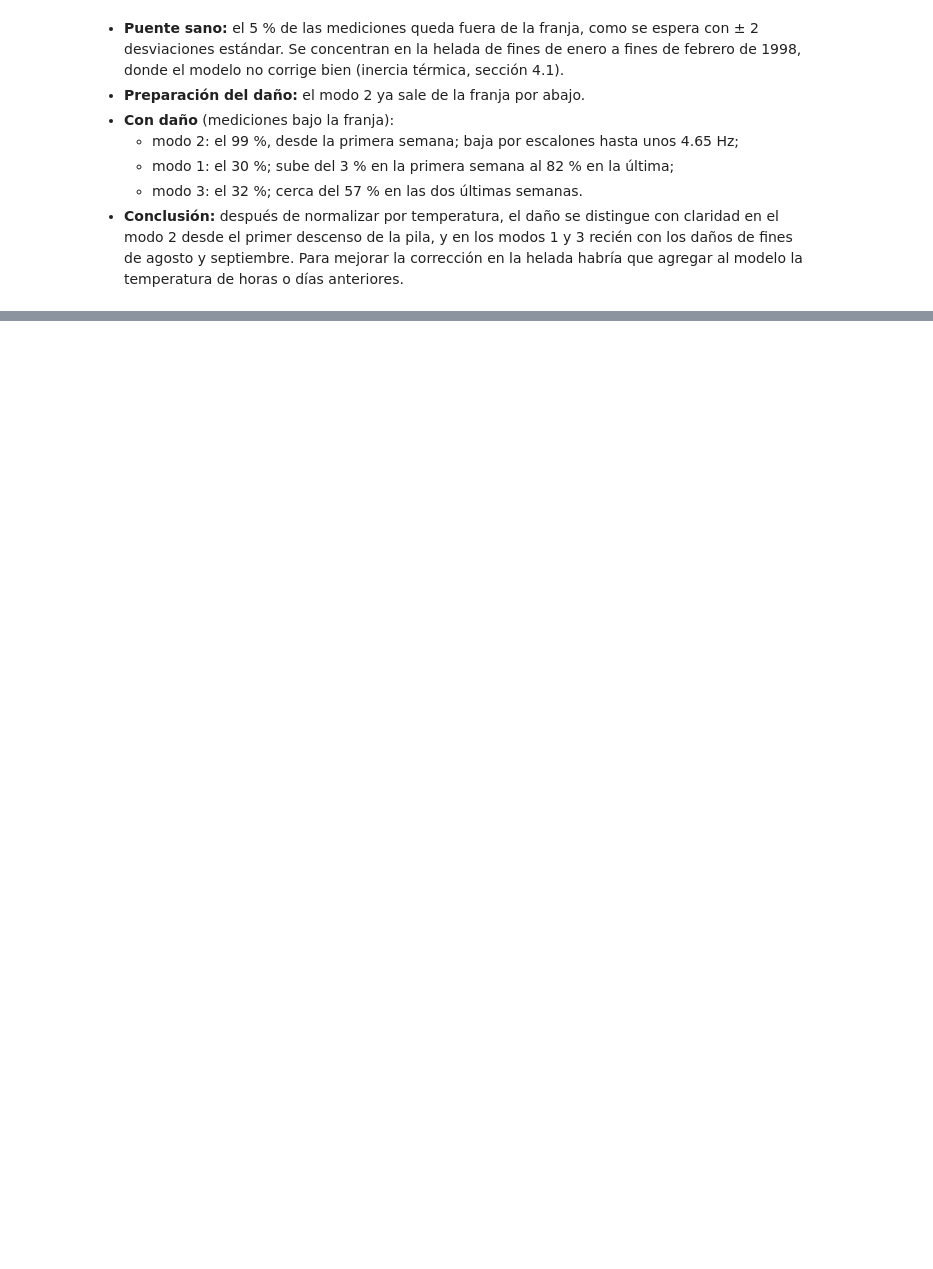
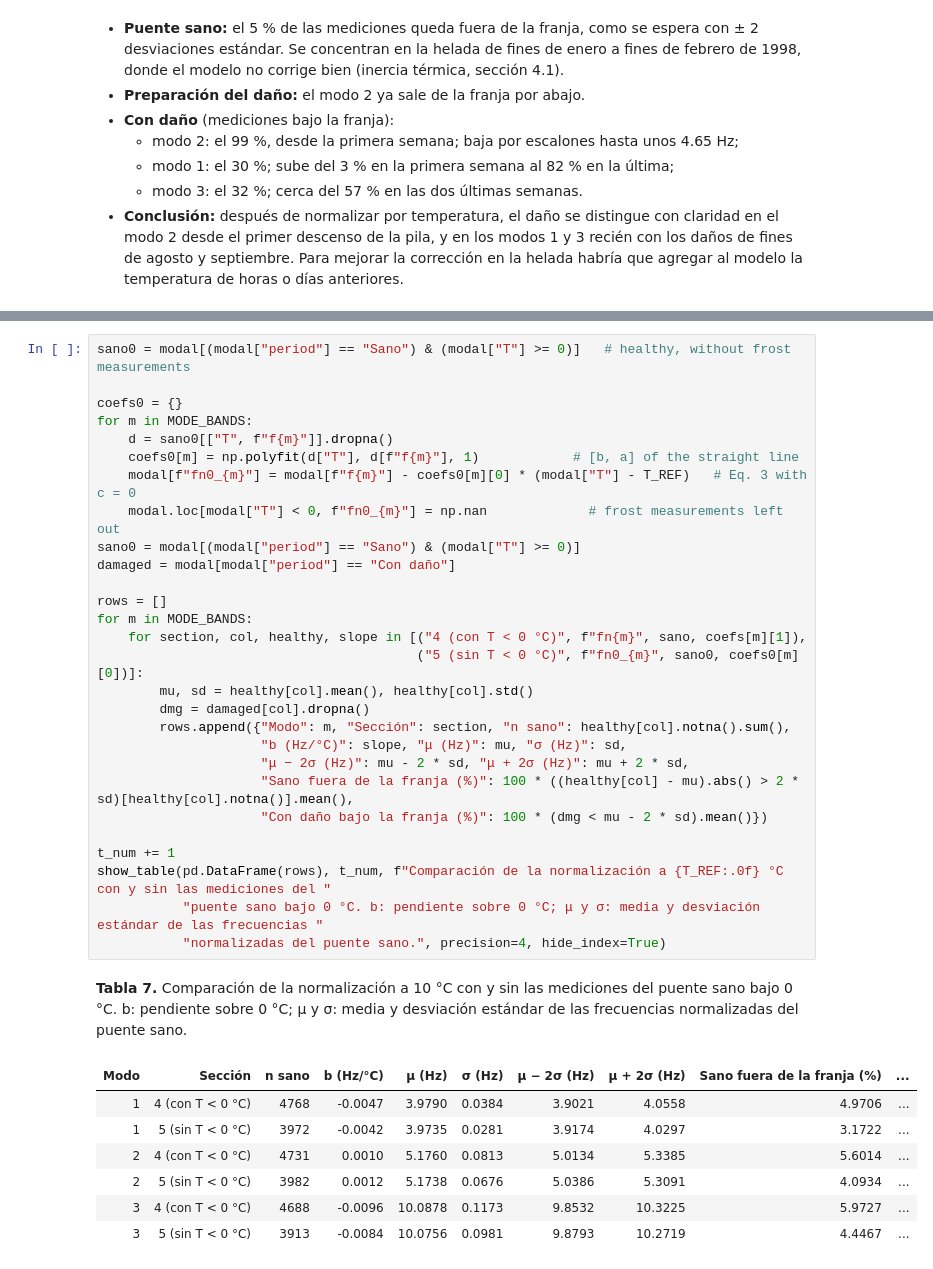
Before and after one commit to 25adiaz-apps/phd-civil-ualberta, a Jupyter notebook: structural-reliability/bridge-z24/z24_modal_distributions.ipynb, the cells around one changed output, grey strips where cells are left out. Cells and saved outputs as stored; diff of their text form; blank space fills up the shorter version.

```diff
--- a/structural-reliability/bridge-z24/z24_modal_distributions.ipynb
+++ b/structural-reliability/bridge-z24/z24_modal_distributions.ipynb
@@ -490,0 +512,37 @@ show_figure(fig, f_num, f"Frecuencias normalizadas a {T_REF:.0f} °C (Ec. 3) a l
+# %%
+sano0 = modal[(modal["period"] == "Sano") & (modal["T"] >= 0)]   # healthy, without frost measurements
+
+coefs0 = {}
+for m in MODE_BANDS:
+    d = sano0[["T", f"f{m}"]].dropna()
+    coefs0[m] = np.polyfit(d["T"], d[f"f{m}"], 1)            # [b, a] of the straight line
+    modal[f"fn0_{m}"] = modal[f"f{m}"] - coefs0[m][0] * (modal["T"] - T_REF)   # Eq. 3 with c = 0
+    modal.loc[modal["T"] < 0, f"fn0_{m}"] = np.nan             # frost measurements left out
+sano0 = modal[(modal["period"] == "Sano") & (modal["T"] >= 0)]
+damaged = modal[modal["period"] == "Con daño"]
+
+rows = []
+for m in MODE_BANDS:
+    for section, col, healthy, slope in [("4 (con T < 0 °C)", f"fn{m}", sano, coefs[m][1]),
+                                         ("5 (sin T < 0 °C)", f"fn0_{m}", sano0, coefs0[m][0])]:
+        mu, sd = healthy[col].mean(), healthy[col].std()
+        dmg = damaged[col].dropna()
+        rows.append({"Modo": m, "Sección": section, "n sano": healthy[col].notna().sum(),
+                     "b (Hz/°C)": slope, "μ (Hz)": mu, "σ (Hz)": sd,
+                     "μ − 2σ (Hz)": mu - 2 * sd, "μ + 2σ (Hz)": mu + 2 * sd,
+                     "Sano fuera de la franja (%)": 100 * ((healthy[col] - mu).abs() > 2 * sd)[healthy[col].notna()].mean(),
+                     "Con daño bajo la franja (%)": 100 * (dmg < mu - 2 * sd).mean()})
+
+t_num += 1
+show_table(pd.DataFrame(rows), t_num, f"Comparación de la normalización a {T_REF:.0f} °C con y sin las mediciones del "
+           "puente sano bajo 0 °C. b: pendiente sobre 0 °C; μ y σ: media y desviación estándar de las frecuencias "
+           "normalizadas del puente sano.", precision=4, hide_index=True)
+# %% [output]
+**Tabla 7.** Comparación de la normalización a 10 °C con y sin las mediciones del puente sano bajo 0 °C. b: pendiente sobre 0 °C; μ y σ: media y desviación estándar de las frecuencias normalizadas del puente sano.
+| Modo | Sección | n sano | b (Hz/°C) | μ (Hz) | σ (Hz) | μ − 2σ (Hz) | μ + 2σ (Hz) | Sano fuera de la franja (%) | ... |
+| 1 | 4 (con T < 0 °C) | 4768 | -0.0047 | 3.9790 | 0.0384 | 3.9021 | 4.0558 | 4.9706 | ... |
+| 1 | 5 (sin T < 0 °C) | 3972 | -0.0042 | 3.9735 | 0.0281 | 3.9174 | 4.0297 | 3.1722 | ... |
+| 2 | 4 (con T < 0 °C) | 4731 | 0.0010 | 5.1760 | 0.0813 | 5.0134 | 5.3385 | 5.6014 | ... |
+| 2 | 5 (sin T < 0 °C) | 3982 | 0.0012 | 5.1738 | 0.0676 | 5.0386 | 5.3091 | 4.0934 | ... |
+| 3 | 4 (con T < 0 °C) | 4688 | -0.0096 | 10.0878 | 0.1173 | 9.8532 | 10.3225 | 5.9727 | ... |
+| 3 | 5 (sin T < 0 °C) | 3913 | -0.0084 | 10.0756 | 0.0981 | 9.8793 | 10.2719 | 4.4467 | ... |
```
Also changed, not shown: parts of 6 cells of this notebook.
